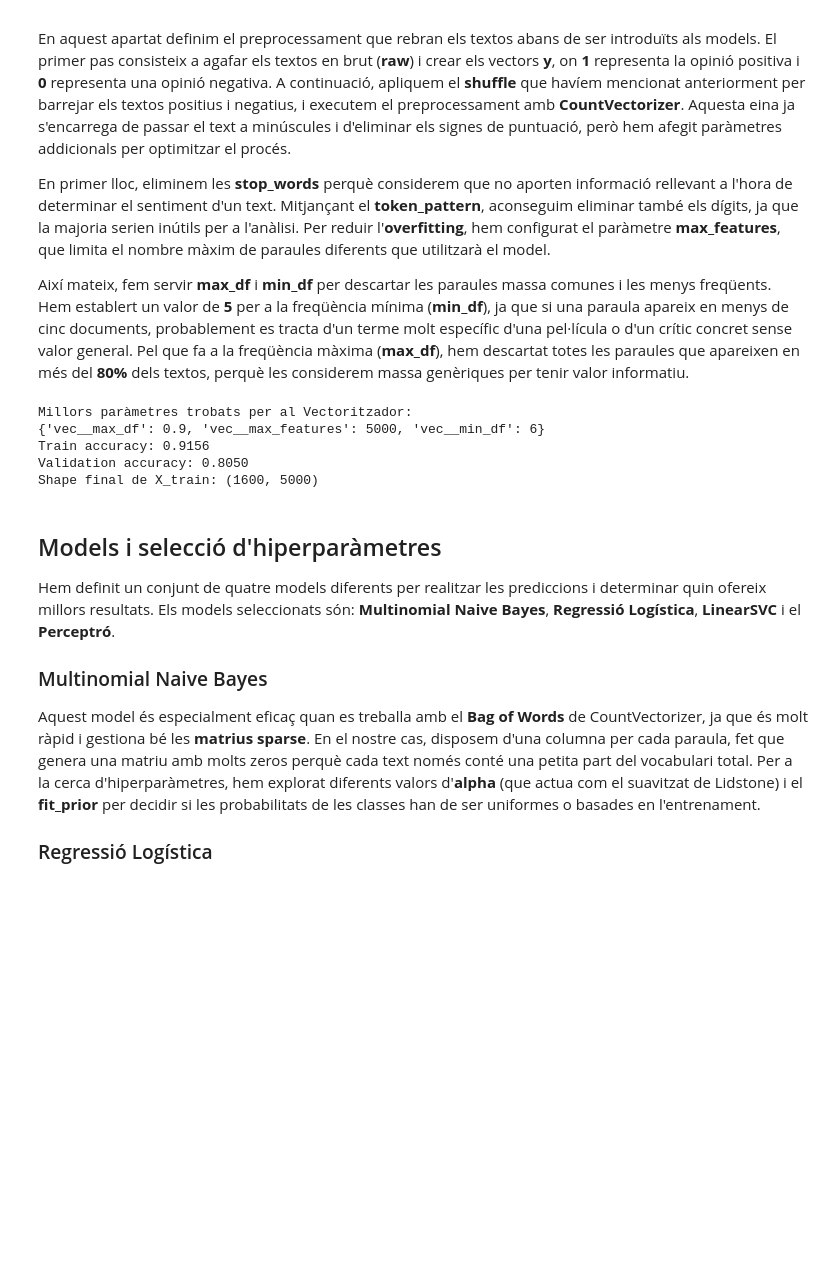
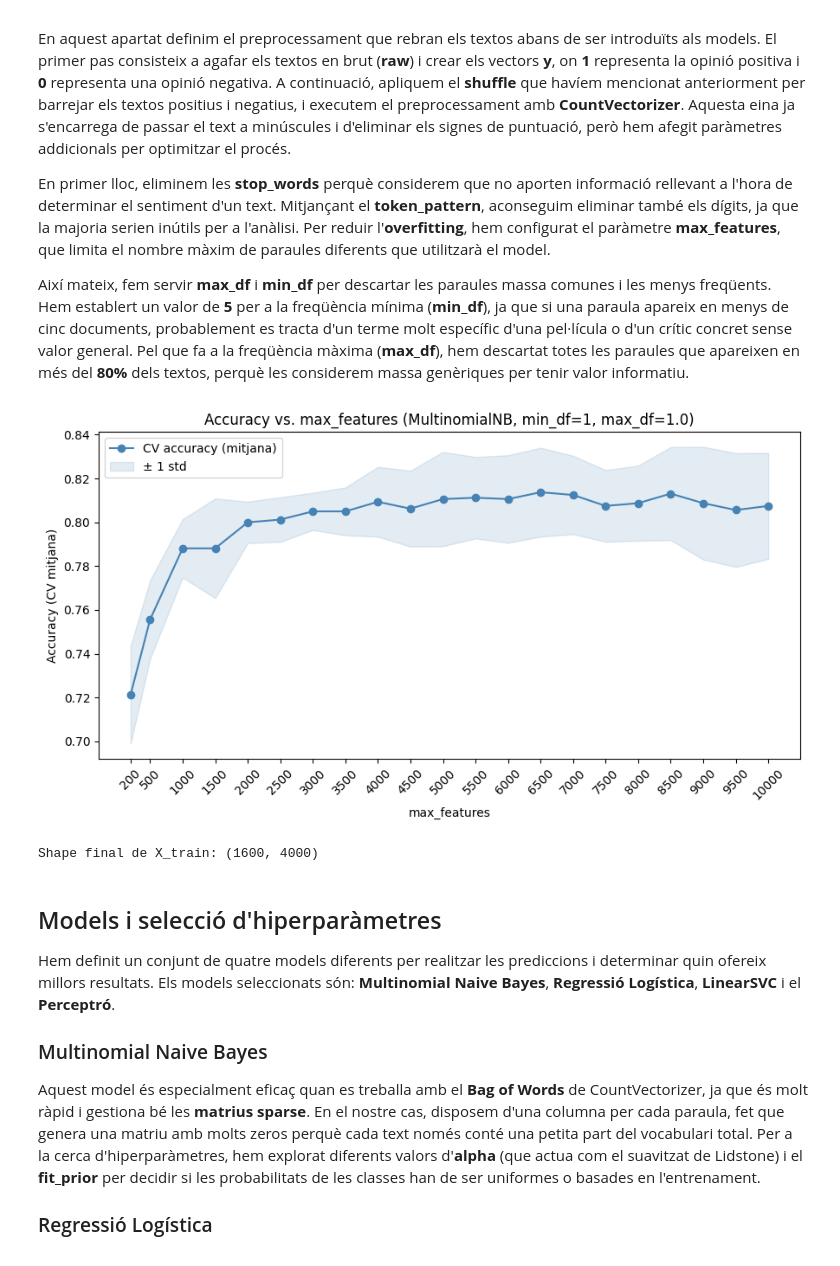
Before and after one commit to maxerrmax/Practica2-PLH, a Jupyter notebook: codi.ipynb, the cells around one changed output. Saved outputs shown, nothing was run; the diff lists cells and outputs as text; code cells hidden in the pictures; blank space fills up the shorter version.

```diff
--- a/codi.ipynb
+++ b/codi.ipynb
@@ -82,61 +82,85 @@ En primer lloc, eliminem les **stop_words** perquè considerem que no aporten in
 
 Així mateix, fem servir **max_df** i **min_df** per descartar les paraules massa comunes i les menys freqüents. Hem establert un valor de **5** per a la freqüència mínima (**min_df**), ja que si una paraula apareix en menys de cinc documents, probablement es tracta d'un terme molt específic d'una pel·lícula o d'un crític concret sense valor general. Pel que fa a la freqüència màxima (**max_df**), hem descartat totes les paraules que apareixen en més del **80%** dels textos, perquè les considerem massa genèriques per tenir valor informatiu.
 # %%
+# Dades
 train_texts = [mr.raw(fileid) for fileid in train_files]
 val_texts = [mr.raw(fileid) for fileid in val_files]
 
-# Creem el vector y
 y_train = [1] * 800 + [0] * 800
 y_val = [1] * 200 + [0] * 200
 
 train_texts, y_train = shuffle(train_texts, y_train, random_state=42)
 val_texts, y_val = shuffle(val_texts, y_val, random_state=42)
 
+# Pipeline i GridSearch només sobre max_features
 pipeline_nb = Pipeline([
     ('vec', CountVectorizer(stop_words='english', token_pattern=r'(?u)\b[a-zA-Z]{2,}\b')),
     ('clf', MultinomialNB())
 ])
 
 param_grid_vec = {
-    'vec__max_features': [2000, 3000, 5000],
-    'vec__min_df': [5, 6, 7],
-    'vec__max_df': [0.7, 0.8, 0.9]
+    'vec__max_features': [200, 500, 1000, 1500, 2000, 2500, 3000, 3500, 4000, 4500, 5000, 5500, 6000,6500, 7000,7500, 8000,8500, 9000,9500, 10000]
 }
 
 grid_vec = GridSearchCV(pipeline_nb, param_grid_vec, cv=5, scoring='accuracy', n_jobs=-1)
 grid_vec.fit(train_texts, y_train)
 
-print(f"Millors paràmetres trobats per al Vectoritzador:")
-print(grid_vec.best_params_)
 
 best_nb_model = grid_vec.best_estimator_
 train_acc_nb = best_nb_model.score(train_texts, y_train)
 val_acc_nb = best_nb_model.score(val_texts, y_val)
 
-print(f"Train accuracy: {train_acc_nb:.4f}")
-print(f"Validation accuracy: {val_acc_nb:.4f}")
+# Detecció del colze per màxima curvatura (segona derivada)
+results = pd.DataFrame(grid_vec.cv_results_)
+x_vals = results['param_vec__max_features'].astype(int).values
+y_vals = results['mean_test_score'].values
 
-best_max_features = grid_vec.best_params_['vec__max_features']
-best_min_df = grid_vec.best_params_['vec__min_df']
-best_max_df = grid_vec.best_params_['vec__max_df']
+d2 = np.diff(y_vals, 2)
+elbow_idx = np.argmax(d2) + 1  # +1 per compensar el doble diff
+elbow_x = x_vals[elbow_idx]
+elbow_y = y_vals[elbow_idx]
 
-vectorizer = CountVectorizer(
-    stop_words='english',
-    token_pattern=r'(?u)\b[a-zA-Z]{2,}\b',
-    max_features=best_max_features,
-    min_df=best_min_df,
-    max_df=best_max_df
+# Gràfica
+plt.figure(figsize=(9, 5))
+plt.plot(
+    x_vals,
+    y_vals,
+    marker='o',
+    color='steelblue',
+    label='CV accuracy (mitjana)'
 )
-
-X_train = vectorizer.fit_transform(train_texts)
-X_val = vectorizer.transform(val_texts)
-print(f"Shape final de X_train: {X_train.shape}")
+plt.fill_between(
+    x_vals,
+    y_vals - results['std_test_score'].values,
+    y_vals + results['std_test_score'].values,
+    alpha=0.15,
+    color='steelblue',
+    label='± 1 std'
+)
+plt.xlabel('max_features')
+plt.ylabel('Accuracy (CV mitjana)')
+plt.title('Accuracy vs. max_features (MultinomialNB, min_df=1, max_df=1.0)')
+plt.xticks(x_vals, rotation=45)
+plt.legend()
+plt.tight_layout()
+plt.show()
 # %% [output]
-Millors paràmetres trobats per al Vectoritzador:
-{'vec__max_df': 0.9, 'vec__max_features': 5000, 'vec__min_df': 6}
-Train accuracy: 0.9156
-Validation accuracy: 0.8050
-Shape final de X_train: (1600, 5000)
+[figure, added]
+# %%
+# Vectoritzador final
+best_max_features = 4000
+
+vectorizer = CountVectorizer(
+    stop_words='english',
+    token_pattern=r'(?u)\b[a-zA-Z]{2,}\b',
+    max_features=best_max_features,
+)
+
+X_train = vectorizer.fit_transform(train_texts)
+X_val = vectorizer.transform(val_texts)
+print(f"Shape final de X_train: {X_train.shape}")
+# %% [output]
+Shape final de X_train: (1600, 4000)
 # %% [markdown]
 ## Models i selecció d'hiperparàmetres
 
```
Also changed, not shown: parts of 2 cells of this notebook.
